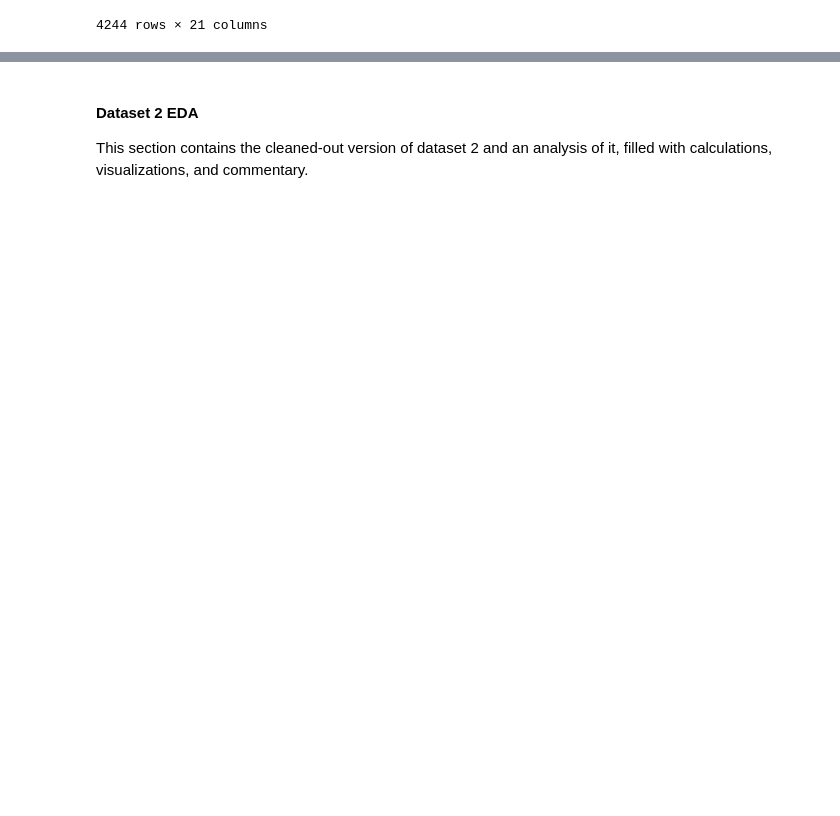
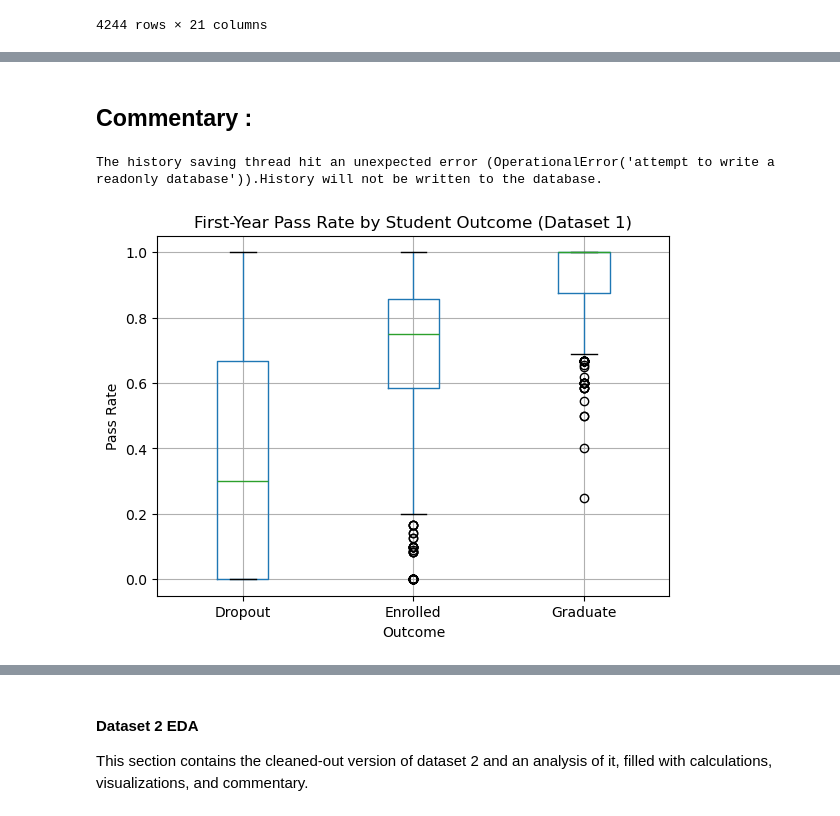
Before and after one commit to COGS108/Group127_WI26, a Jupyter notebook: 02-EDACheckpoint.ipynb, the cells around one changed output, grey strips where cells are left out. Drawn from its saved outputs; the diff is of its cells as text; code cells hidden in the pictures; blank space fills up the shorter version.

```diff
--- a/02-EDACheckpoint.ipynb
+++ b/02-EDACheckpoint.ipynb
@@ -769,0 +799,15 @@ data1_eda
+# %% [markdown]
+## Commentary :
+# %%
+# Pass rate by outcome
+data1_eda.boxplot(column='Pass_Rate', by='Target')
+
+plt.title("First-Year Pass Rate by Student Outcome (Dataset 1)")
+plt.suptitle("")
+plt.xlabel("Outcome")
+plt.ylabel("Pass Rate")
+
+plt.show()
+# %% [output]
+The history saving thread hit an unexpected error (OperationalError('attempt to write a readonly database')).History will not be written to the database.
+[figure, added]
```
Also changed, not shown: parts of 15 cells of this notebook, 2 other files.
